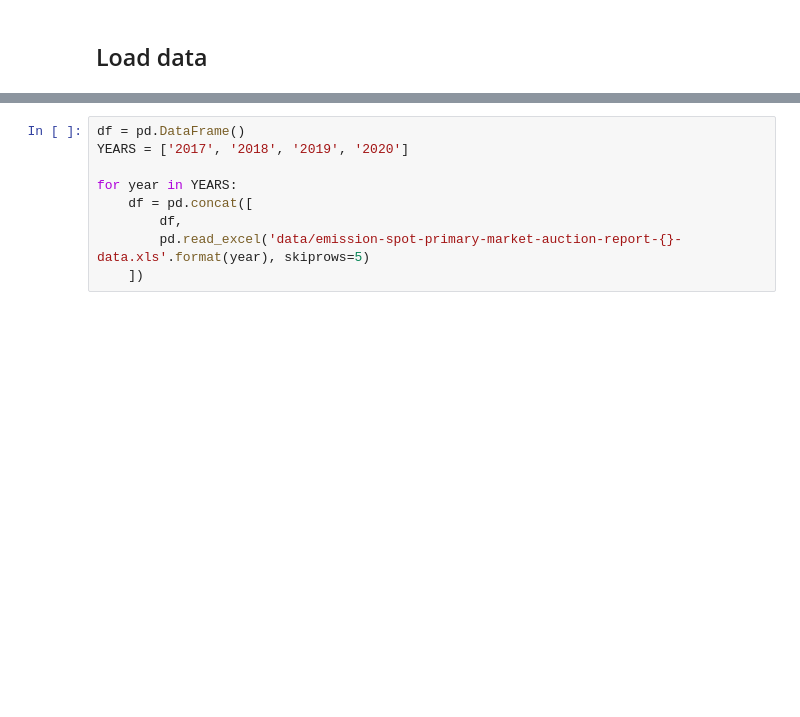
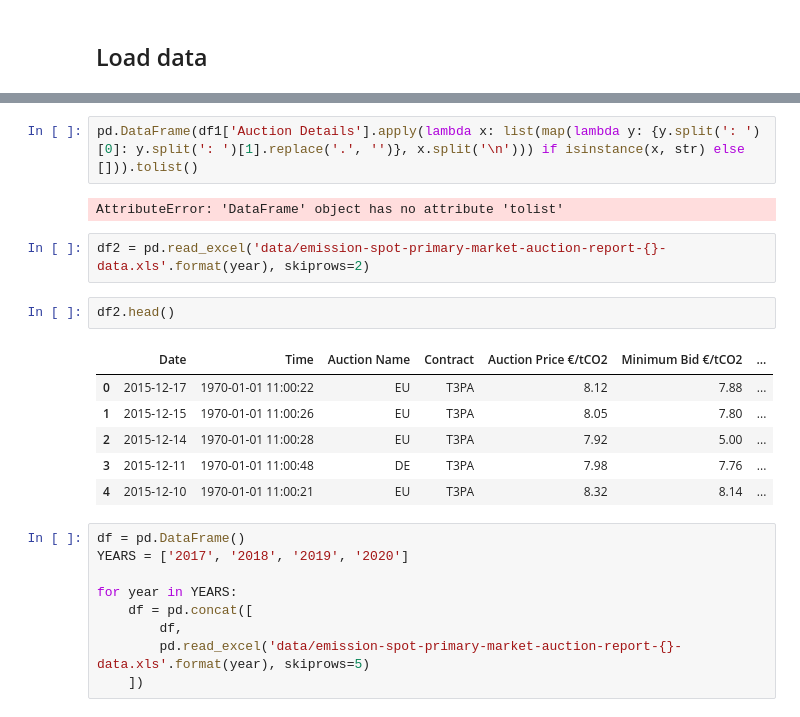
Before and after one commit to alexisthual/ets-allocations-analysis, a Jupyter notebook: ETS_auction_analysis.ipynb, the cells around one changed output, grey strips where cells are left out. Cells and saved outputs as stored; diff of their text form; blank space fills up the shorter version.

```diff
--- a/ETS_auction_analysis.ipynb
+++ b/ETS_auction_analysis.ipynb
@@ -10,3 +68,18 @@ sns.set(style="whitegrid")
+# %%
+pd.DataFrame(df1['Auction Details'].apply(lambda x: list(map(lambda y: {y.split(': ')[0]: y.split(': ')[1].replace('.', '')}, x.split('\n'))) if isinstance(x, str) else [])).tolist()
+# %% [output]
+AttributeError: 'DataFrame' object has no attribute 'tolist'
+# %%
+df2 = pd.read_excel('data/emission-spot-primary-market-auction-report-{}-data.xls'.format(year), skiprows=2)
+# %%
+df2.head()
+# %% [output]
+|  | Date | Time | Auction Name | Contract | Auction Price €/tCO2 | Minimum Bid €/tCO2 | ... |
+| 0 | 2015-12-17 | 1970-01-01 11:00:22 | EU | T3PA | 8.12 | 7.88 | ... |
+| 1 | 2015-12-15 | 1970-01-01 11:00:26 | EU | T3PA | 8.05 | 7.80 | ... |
+| 2 | 2015-12-14 | 1970-01-01 11:00:28 | EU | T3PA | 7.92 | 5.00 | ... |
+| 3 | 2015-12-11 | 1970-01-01 11:00:48 | DE | T3PA | 7.98 | 7.76 | ... |
+| 4 | 2015-12-10 | 1970-01-01 11:00:21 | EU | T3PA | 8.32 | 8.14 | ... |
 # %%
 df = pd.DataFrame()
 YEARS = ['2017', '2018', '2019', '2020']
```
Also changed, not shown: parts of 9 cells of this notebook, 2 other files.
